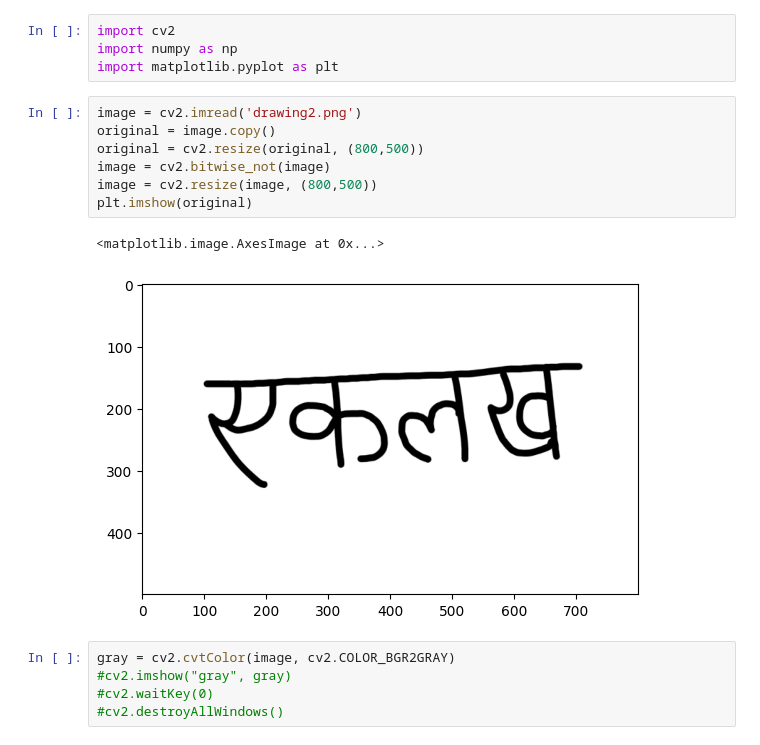
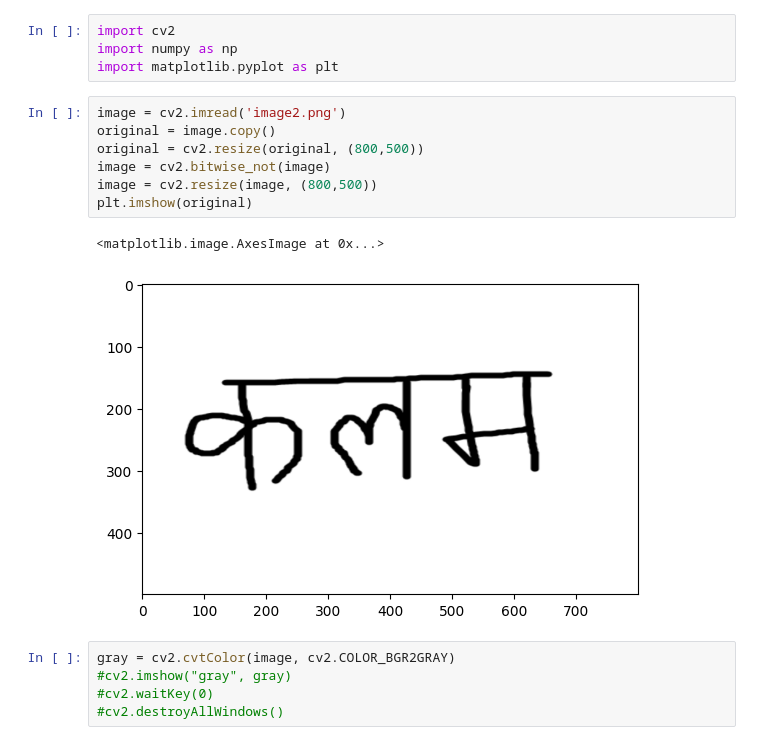
Before and after one commit to C0LDx/ProjectAkshyar, a Jupyter notebook: character_segmentation.ipynb, the cells around one changed output. Saved outputs shown, nothing was run; the diff lists cells and outputs as text.

```diff
--- a/character_segmentation.ipynb
+++ b/character_segmentation.ipynb
@@ -3,15 +3,15 @@ import cv2
 import numpy as np
 import matplotlib.pyplot as plt
 # %%
-image = cv2.imread('drawing2.png')
+image = cv2.imread('image2.png')
 original = image.copy()
 original = cv2.resize(original, (800,500))
 image = cv2.bitwise_not(image)
 image = cv2.resize(image, (800,500))
 plt.imshow(original)
 # %% [output]
 <matplotlib.image.AxesImage at 0x...>
-[figure, old version]
+[figure, new version]
 # %%
 gray = cv2.cvtColor(image, cv2.COLOR_BGR2GRAY)
 #cv2.imshow("gray", gray)
```
Also changed, not shown: parts of 9 cells of this notebook, 2 other files.
